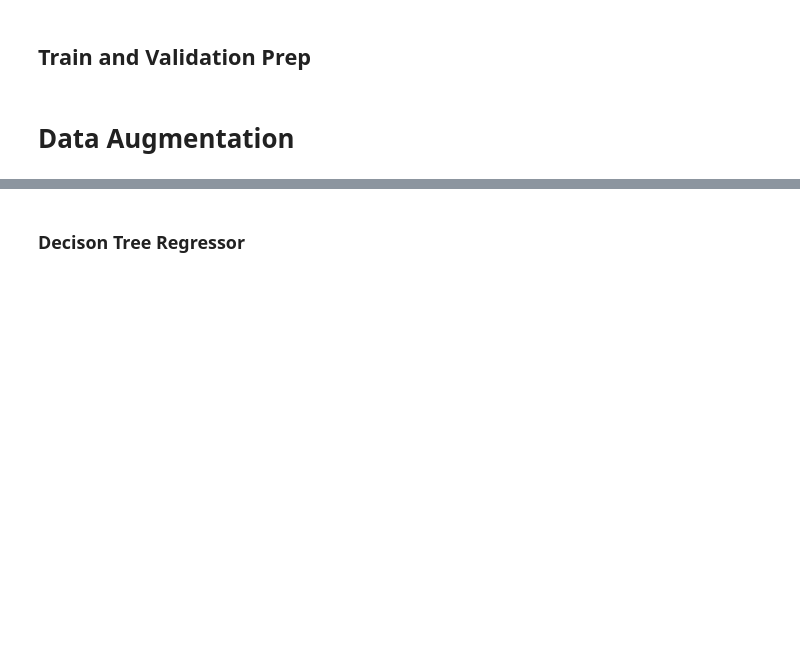
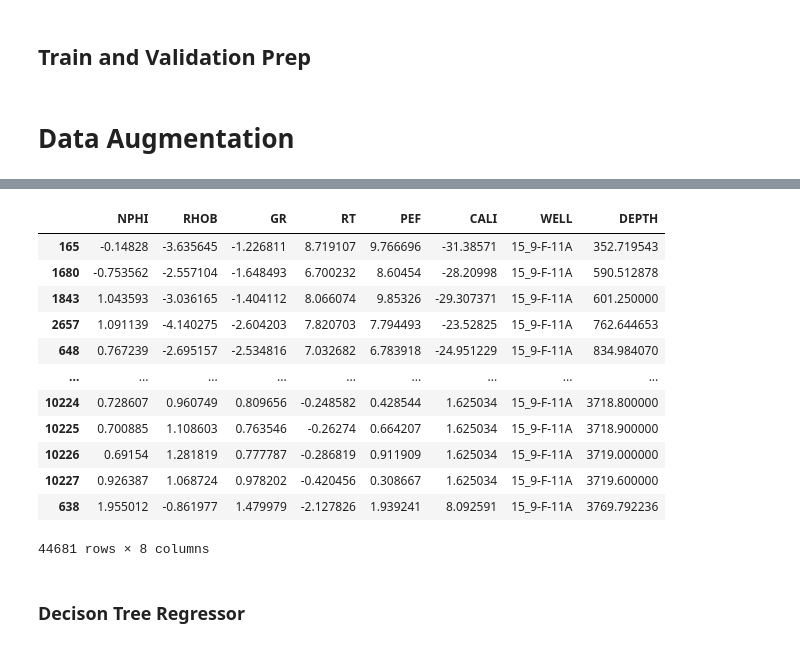
Before and after one commit to OrionXV/-Volve-Well-Log-Prediction, a Jupyter notebook: notebooks/GANaugment.ipynb, the cells around one changed output, grey strips where cells are left out. Cells and saved outputs as stored; diff of their text form; code cells hidden in the pictures; blank space fills up the shorter version.

```diff
--- a/notebooks/GANaugment.ipynb
+++ b/notebooks/GANaugment.ipynb
@@ -438,3 +573,3 @@ synthetic_data_3 = generate_synthetic_data(generator_3, int(len(df_gen1)*0.33))
 # %%
 # Example usage: generate synthetic data for 100 samples
-synthetic_data_4 = generate_synthetic_data(generator_4, int(len(df_gen1)*0.33))
+synthetic_data_4 = generate_synthetic_data(generator_4, int(len(df_gen4)*0.33))
@@ -449,15 +596,15 @@ df_gen1.drop('WELL', axis = 1). apply(lambda x: x.astype('float32')).describe()
 # %%
-scaler.fit(train_gen[train_gen['WELL'] == '15_9-F-11A']['DEPTH'])
-df_gen1['DEPTH'] = scaler.inverse_transform(df_gen1['DEPTH'].reshape(-1, 1))
-synthetic_df_1['DEPTH'] = scaler.inverse_transform(synthetic_df_1['DEPTH'].reshape(-1, 1))
+scaler.fit(train_gen[train_gen['WELL'] == '15_9-F-11A']['DEPTH'].values.reshape(-1, 1))
+df_gen1['DEPTH'] = scaler.inverse_transform(df_gen1['DEPTH'].values.reshape(-1, 1))
+synthetic_df_1['DEPTH'] = scaler.inverse_transform(synthetic_df_1['DEPTH'].values.reshape(-1, 1))
 
-scaler.fit(train_gen[train_gen['WELL'] == '15_9-F-1A']['DEPTH'])
-df_gen3['DEPTH'] = scaler.inverse_transform(df_gen3['DEPTH'].reshape(-1, 1))
-synthetic_df_3['DEPTH'] = scaler.inverse_transform(synthetic_df_3['DEPTH'].reshape(-1, 1))
+scaler.fit(train_gen[train_gen['WELL'] == '15_9-F-1A']['DEPTH'].values.reshape(-1, 1))
+df_gen3['DEPTH'] = scaler.inverse_transform(df_gen3['DEPTH'].values.reshape(-1, 1))
+synthetic_df_3['DEPTH'] = scaler.inverse_transform(synthetic_df_3['DEPTH'].values.reshape(-1, 1))
 
 
-scaler.fit(train_gen[train_gen['WELL'] == '15_9-F-1B']['DEPTH'])
-df_gen4['DEPTH'] = scaler.inverse_transform(df_gen4['DEPTH'].reshape(-1, 1))
-synthetic_df_4['DEPTH'] = scaler.inverse_transform(synthetic_df_4['DEPTH'].reshape(-1, 1))
+scaler.fit(train_gen[train_gen['WELL'] == '15_9-F-1B']['DEPTH'].values.reshape(-1, 1))
+df_gen4['DEPTH'] = scaler.inverse_transform(df_gen4['DEPTH'].values.reshape(-1, 1))
+synthetic_df_4['DEPTH'] = scaler.inverse_transform(synthetic_df_4['DEPTH'].values.reshape(-1, 1))
 # %%
 synthetic_df_1.describe()
@@ -464,4 +620,0 @@ synthetic_df_1.describe()
-# %%
-synthetic_df_1['WELL'] = df_gen1['WELL'][0]
-synthetic_df_3['WELL'] = df_gen3['WELL'][0]
-synthetic_df_4['WELL'] = df_gen4['WELL'][0]
@@ -468,3 +630,7 @@ synthetic_df_4['WELL'] = df_gen4['WELL'][0]
+# %%
+synthetic_df_1['WELL'] = '15_9-F-11A'
+synthetic_df_3['WELL'] = '15_9-F-1A'
+synthetic_df_4['WELL'] = '15_9-F-1B'
 # %%
 fig, axes = plt.subplots(nrows=len(df_gen1.columns), ncols=2, figsize=(12, 20))
 fig.subplots_adjust(hspace=0.5)
@@ -516,14 +688,23 @@ plt.show()
 # %%
 df_gen1 = pd.concat([df_gen1, synthetic_df_1])
 df_gen1 = df_gen1.sort_values(by='DEPTH')
 
 df_gen3 = pd.concat([df_gen1, synthetic_df_3])
 df_gen3  = df_gen3.sort_values(by='DEPTH')
 
 df_gen4 = pd.concat([df_gen1, synthetic_df_4])
 df_gen4 = df_gen4.sort_values(by='DEPTH')
-
-
-X_train_new = pd.concat([df_gen1, df_gen3, df_gen4])
-y_train_new = X_train_new['DT']
-X_train_new.drop('DT', axis = 1)
+# %% [output]
+|  | NPHI | RHOB | GR | RT | PEF | CALI | WELL | DEPTH |
+| 165 | -0.14828 | -3.635645 | -1.226811 | 8.719107 | 9.766696 | -31.38571 | 15_9-F-11A | 352.719543 |
+| 1680 | -0.753562 | -2.557104 | -1.648493 | 6.700232 | 8.60454 | -28.20998 | 15_9-F-11A | 590.512878 |
+| 1843 | 1.043593 | -3.036165 | -1.404112 | 8.066074 | 9.85326 | -29.307371 | 15_9-F-11A | 601.250000 |
+| 2657 | 1.091139 | -4.140275 | -2.604203 | 7.820703 | 7.794493 | -23.52825 | 15_9-F-11A | 762.644653 |
+| 648 | 0.767239 | -2.695157 | -2.534816 | 7.032682 | 6.783918 | -24.951229 | 15_9-F-11A | 834.984070 |
+| ... | ... | ... | ... | ... | ... | ... | ... | ... |
+| 10224 | 0.728607 | 0.960749 | 0.809656 | -0.248582 | 0.428544 | 1.625034 | 15_9-F-11A | 3718.800000 |
+| 10225 | 0.700885 | 1.108603 | 0.763546 | -0.26274 | 0.664207 | 1.625034 | 15_9-F-11A | 3718.900000 |
+| 10226 | 0.69154 | 1.281819 | 0.777787 | -0.286819 | 0.911909 | 1.625034 | 15_9-F-11A | 3719.000000 |
+| 10227 | 0.926387 | 1.068724 | 0.978202 | -0.420456 | 0.308667 | 1.625034 | 15_9-F-11A | 3719.600000 |
+| 638 | 1.955012 | -0.861977 | 1.479979 | -2.127826 | 1.939241 | 8.092591 | 15_9-F-11A | 3769.792236 |
+44681 rows × 8 columns
```
Also changed, not shown: parts of 43 cells of this notebook.
